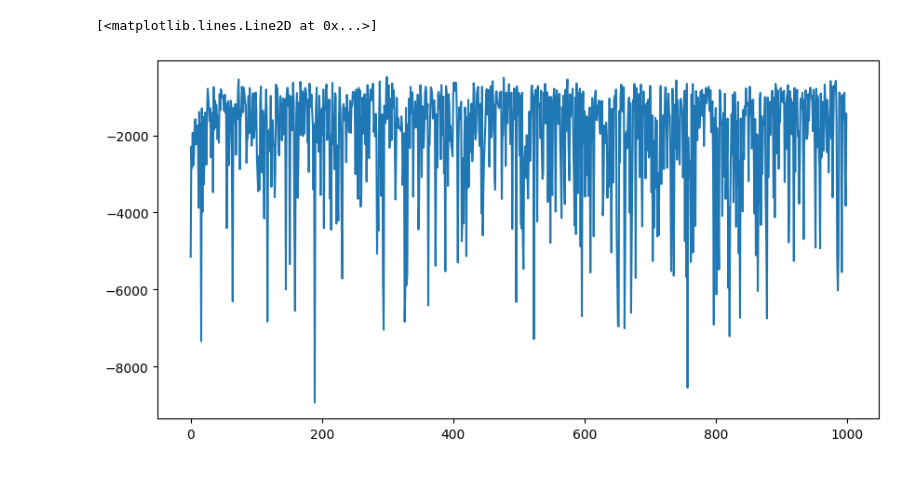
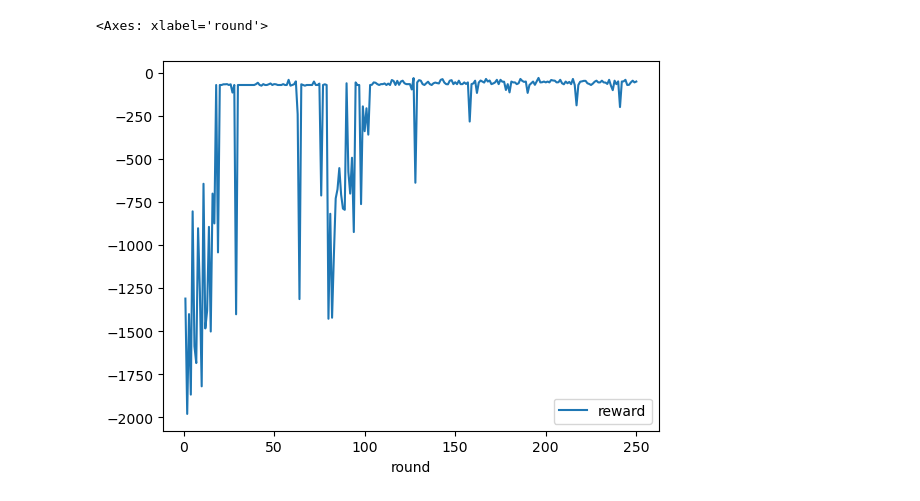
Before and after one commit to thisishiu/Reinforcement-learning-Boomberman, a Jupyter notebook: agent_code/mid_agent/ana.ipynb, the cells around one changed output. Cells and saved outputs as stored; diff of their text form; code cells hidden in the pictures.

```diff
--- a/agent_code/mid_agent/ana.ipynb
+++ b/agent_code/mid_agent/ana.ipynb
@@ -14,9 +0,0 @@ plt.plot(data['episode'], data['reward'], label='Reward per Episode')
-# %%
-reward_log = 'logs/reward_log.csv'
-
-data = pd.read_csv(reward_log)
-plt.figure(figsize=(10, 5))
-plt.plot(data['espisode'], data['reward'], label='Reward per Episode')
-# %% [output]
-[<matplotlib.lines.Line2D at 0x...>]
-[figure, removed]
@@ -22,0 +5,9 @@ plt.plot(data['espisode'], data['reward'], label='Reward per Episode')
+# %%
+path = 'logs/07-12_22-11_746_250.csv'
+# %%
+df = pd.read_csv(path)
+# %%
+df.groupby(by='round')[['reward']].sum().plot()
+# %% [output]
+<Axes: xlabel='round'>
+[figure, added]
```
Also changed, not shown: parts of 6 cells of this notebook, 31 other files.
